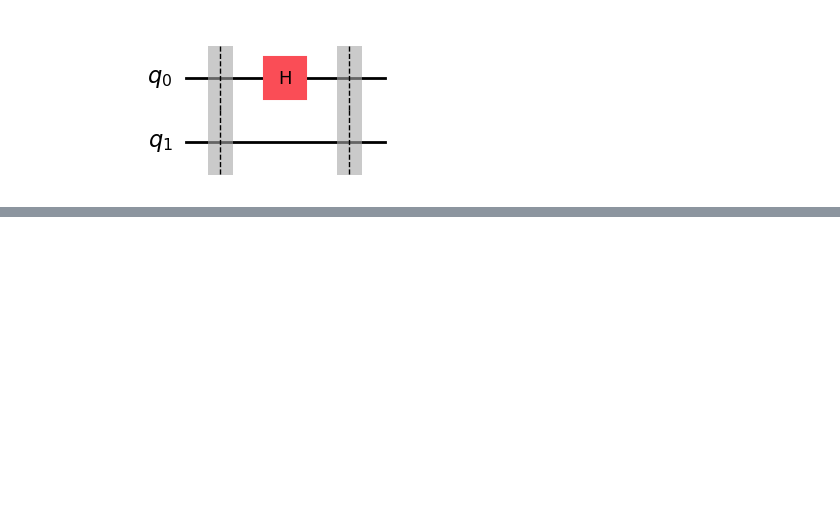
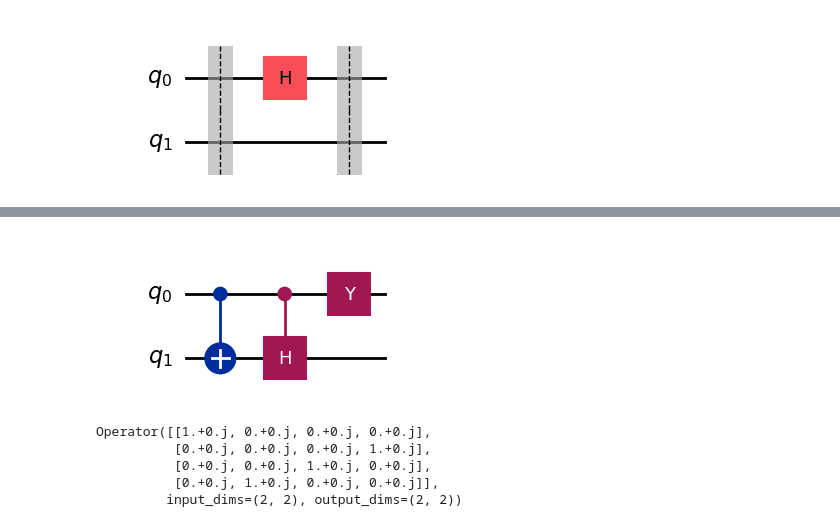
Before and after one commit to W-Bernau/QiskitAlgorithms, a Jupyter notebook: Qiskit_Basics.ipynb, the cells around one changed output, grey strips where cells are left out. Cells and saved outputs as stored; diff of their text form; code cells hidden in the pictures; blank space fills up the shorter version.

```diff
--- a/Qiskit_Basics.ipynb
+++ b/Qiskit_Basics.ipynb
@@ -45,0 +38,21 @@ Successfully installed qutip-5.0.2
+# %%
+#Showing the Pauli & Hardaman Gate (controlled NOT)
+q = QuantumRegister(2)
+qc = QuantumCircuit(2)
+qc.cx(0,1)
+qc.ch(0,1)
+qc.y(0)
+qc.draw(output='mpl')
+# %% [output]
+[figure, added]
+# %%
+backend = Aer.get_backend('unitary_simulator')
+job = transpile(qc, backend)
+result = (backend.run(job)).result()
+print(result.get_unitary(qc, decimals=3))
+# %% [output]
+Operator([[1.+0.j, 0.+0.j, 0.+0.j, 0.+0.j],
+          [0.+0.j, 0.+0.j, 0.+0.j, 1.+0.j],
+          [0.+0.j, 0.+0.j, 1.+0.j, 0.+0.j],
+          [0.+0.j, 1.+0.j, 0.+0.j, 0.+0.j]],
+         input_dims=(2, 2), output_dims=(2, 2))
```
Also changed, not shown: parts of 7 cells of this notebook.
